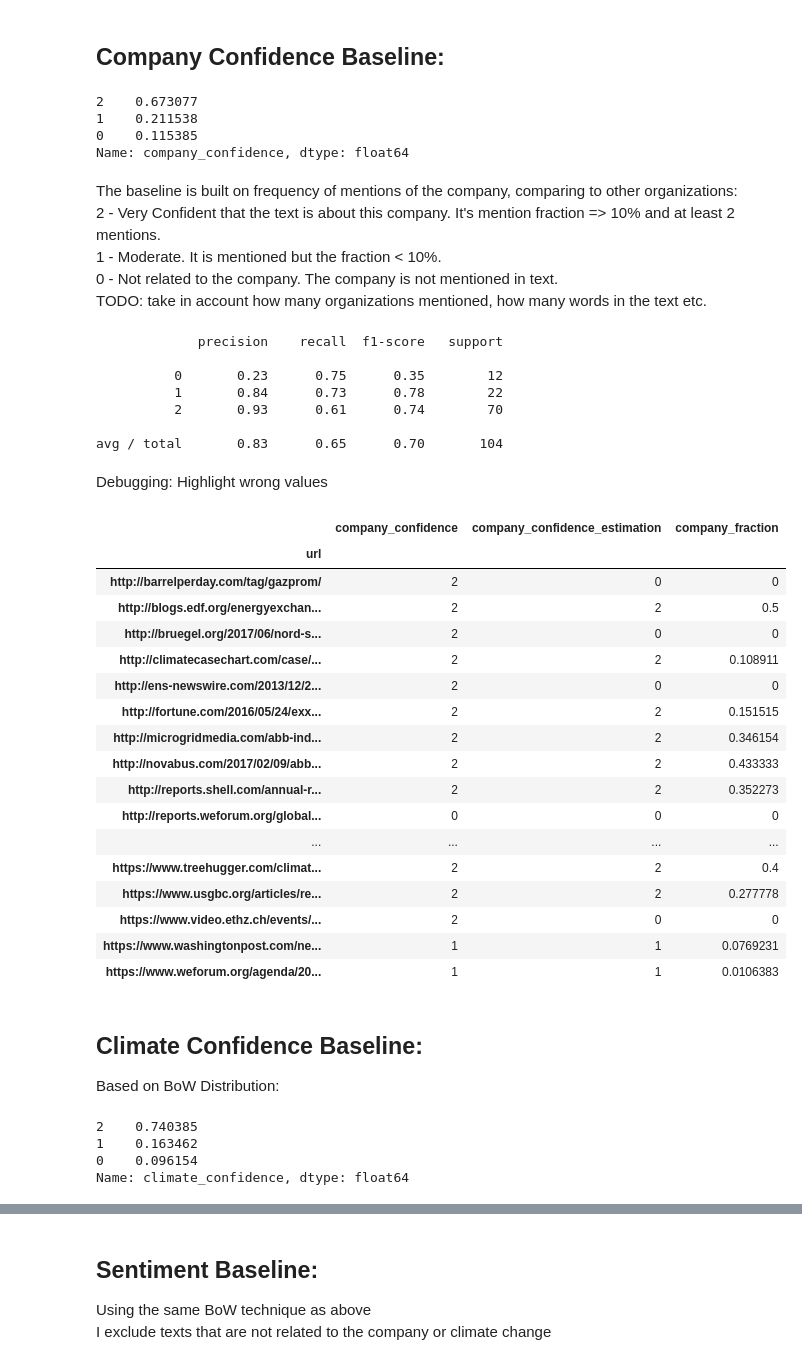
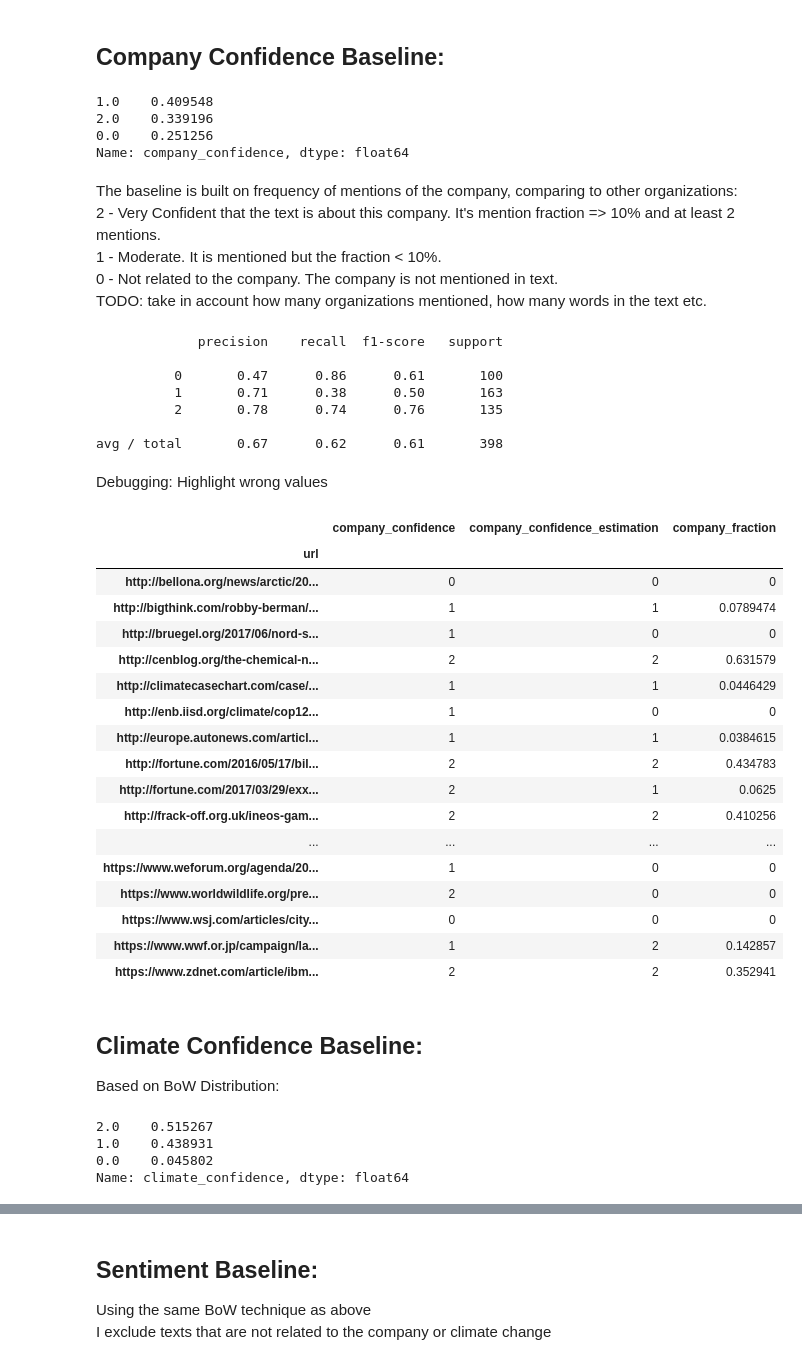
Before and after one commit to bmarchenko/company-climate-sentiment-engine, a Jupyter notebook: 2-Baseline/Baseline_init.ipynb, the cells around one changed output, grey strips where cells are left out. Saved outputs shown, nothing was run; the diff lists cells and outputs as text; code cells hidden in the pictures.

```diff
--- a/2-Baseline/Baseline_init.ipynb
+++ b/2-Baseline/Baseline_init.ipynb
@@ -19,6 +19,8 @@ df = pd.read_csv(ANNOTATION_RESULTS)
 nlp = spacy.load('en_core_web_sm')
 # %% [markdown]
 Clean text from html tags
+# %%
+df = df.dropna(subset =["content"])
 # %%
 def cleanMe(html):
     soup = BeautifulSoup(html) # create a new bs4 object from the html data loaded
@@ -50,9 +52,9 @@ to this:
 COMPANY_NAMES_STOP_WORDS = r"PLC|Corp|Corporation|—$"
 df['company_confidence'].value_counts(normalize=True)
 # %% [output]
-2    0.673077
-1    0.211538
-0    0.115385
+1.0    0.409548
+2.0    0.339196
+0.0    0.251256
 Name: company_confidence, dtype: float64
 # %% [markdown]
 The baseline is built on frequency of mentions of the company, comparing to other organizations:
@@ -93,40 +95,41 @@ print(classification_report(df['company_confidence'], df['company_confidence_est
 # %% [output]
              precision    recall  f1-score   support
 
-          0       0.23      0.75      0.35        12
-          1       0.84      0.73      0.78        22
-          2       0.93      0.61      0.74        70
+          0       0.47      0.86      0.61       100
+          1       0.71      0.38      0.50       163
+          2       0.78      0.74      0.76       135
 
-avg / total       0.83      0.65      0.70       104
+avg / total       0.67      0.62      0.61       398
 # %% [markdown]
 Debugging: Highlight wrong values
 # %%
 df.set_index(['url'], inplace=True)
+df = df.dropna(subset =["sentiment"])
 def highlight_different(s):
     if s['company_confidence'] != s['company_confidence_estimation']:
         return ['background-color: red' if v == s['company_confidence_estimation'] else '' for v in s ]
     return ['' for v in s]
 df2 = df[['company_confidence', 'company_confidence_estimation', 'company_fraction']]
 df2.style.apply(highlight_different, axis=1)
 # %% [output]
 |  | company_confidence | company_confidence_estimation | company_fraction |
 | url |  |  |  |
-| http://barrelperday.com/tag/gazprom/ | 2 | 0 | 0 |
-| http://blogs.edf.org/energyexchan... | 2 | 2 | 0.5 |
-| http://bruegel.org/2017/06/nord-s... | 2 | 0 | 0 |
-| http://climatecasechart.com/case/... | 2 | 2 | 0.108911 |
-| http://ens-newswire.com/2013/12/2... | 2 | 0 | 0 |
-| http://fortune.com/2016/05/24/exx... | 2 | 2 | 0.151515 |
-| http://microgridmedia.com/abb-ind... | 2 | 2 | 0.346154 |
-| http://novabus.com/2017/02/09/abb... | 2 | 2 | 0.433333 |
-| http://reports.shell.com/annual-r... | 2 | 2 | 0.352273 |
-| http://reports.weforum.org/global... | 0 | 0 | 0 |
+| http://bellona.org/news/arctic/20... | 0 | 0 | 0 |
+| http://bigthink.com/robby-berman/... | 1 | 1 | 0.0789474 |
+| http://bruegel.org/2017/06/nord-s... | 1 | 0 | 0 |
+| http://cenblog.org/the-chemical-n... | 2 | 2 | 0.631579 |
+| http://climatecasechart.com/case/... | 1 | 1 | 0.0446429 |
+| http://enb.iisd.org/climate/cop12... | 1 | 0 | 0 |
+| http://europe.autonews.com/articl... | 1 | 1 | 0.0384615 |
+| http://fortune.com/2016/05/17/bil... | 2 | 2 | 0.434783 |
+| http://fortune.com/2017/03/29/exx... | 2 | 1 | 0.0625 |
+| http://frack-off.org.uk/ineos-gam... | 2 | 2 | 0.410256 |
 | ... | ... | ... | ... |
-| https://www.treehugger.com/climat... | 2 | 2 | 0.4 |
-| https://www.usgbc.org/articles/re... | 2 | 2 | 0.277778 |
-| https://www.video.ethz.ch/events/... | 2 | 0 | 0 |
-| https://www.washingtonpost.com/ne... | 1 | 1 | 0.0769231 |
-| https://www.weforum.org/agenda/20... | 1 | 1 | 0.0106383 |
+| https://www.weforum.org/agenda/20... | 1 | 0 | 0 |
+| https://www.worldwildlife.org/pre... | 2 | 0 | 0 |
+| https://www.wsj.com/articles/city... | 0 | 0 | 0 |
+| https://www.wwf.or.jp/campaign/la... | 1 | 2 | 0.142857 |
+| https://www.zdnet.com/article/ibm... | 2 | 2 | 0.352941 |
 # %% [markdown]
 ## Climate Confidence Baseline:
 Based on BoW
@@ -134,9 +137,9 @@ Distribution:
 # %%
 df['climate_confidence'].value_counts(normalize=True)
 # %% [output]
-2    0.740385
-1    0.163462
-0    0.096154
+2.0    0.515267
+1.0    0.438931
+0.0    0.045802
 Name: climate_confidence, dtype: float64
 # %%
 X = df["text"]
```
Also changed, not shown: parts of 5 cells of this notebook, 26 other files.
